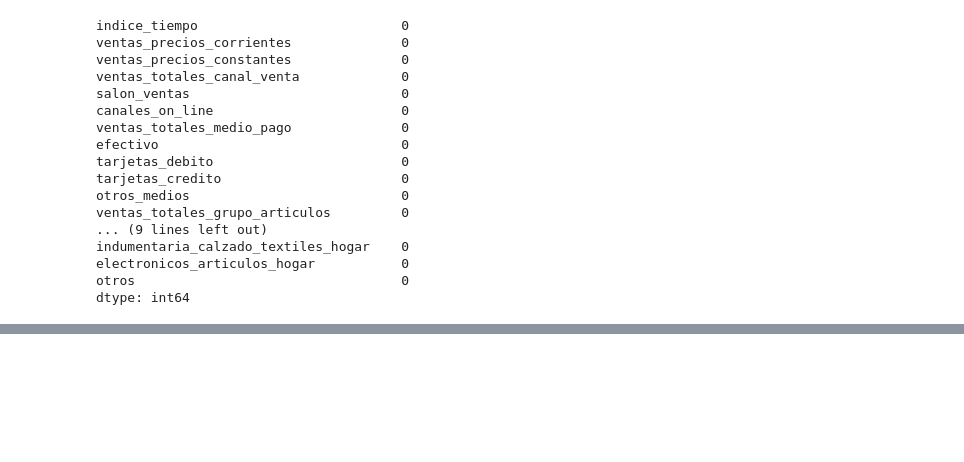
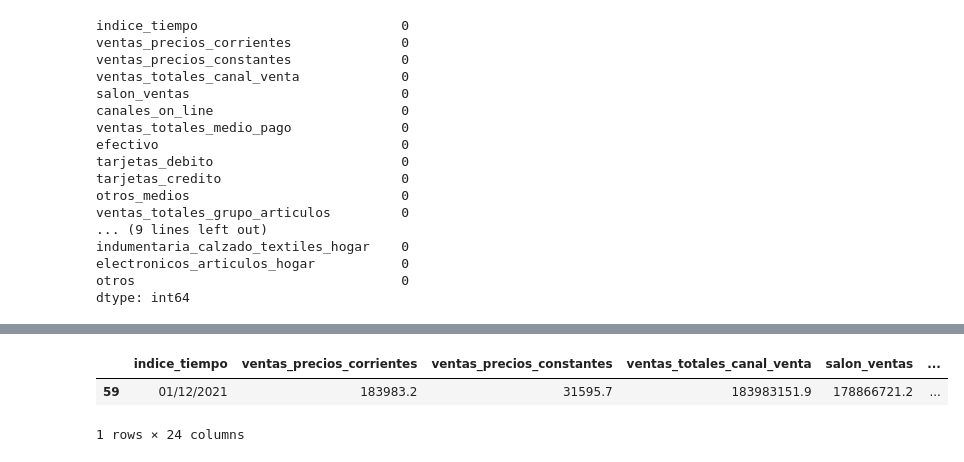
Before and after one commit to rodrigoruizteodoro/Actividad_3, a Jupyter notebook: Actividad 3.ipynb, the cells around one changed output, grey strips where cells are left out. Cells and saved outputs as stored; diff of their text form; code cells hidden in the pictures; blank space fills up the shorter version.

```diff
--- a/Actividad 3.ipynb
+++ b/Actividad 3.ipynb
@@ -249,0 +298,7 @@ dtype: int64
+# %%
+outliers_bebidas= data2[(y>Limite_Superior_iqr)|(y<Limite_Inferior_iqr)]
+outliers_bebidas
+# %% [output]
+|  | indice_tiempo | ventas_precios_corrientes | ventas_precios_constantes | ventas_totales_canal_venta | salon_ventas | ... |
+| 59 | 01/12/2021 | 183983.2 | 31595.7 | 183983151.9 | 178866721.2 | ... |
+1 rows × 24 columns
```
Also changed, not shown: parts of 5 cells of this notebook.
